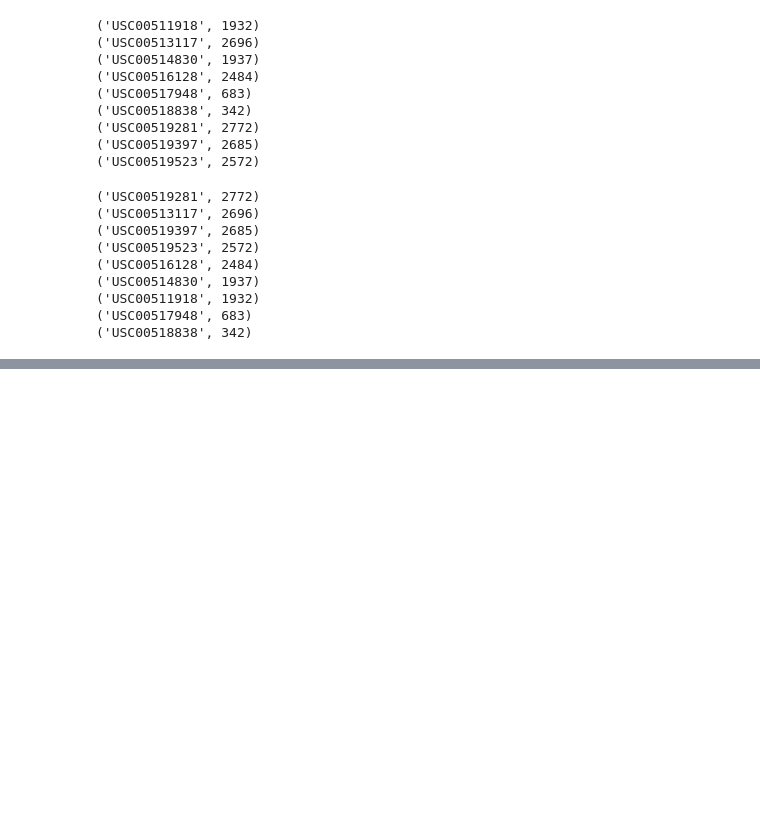
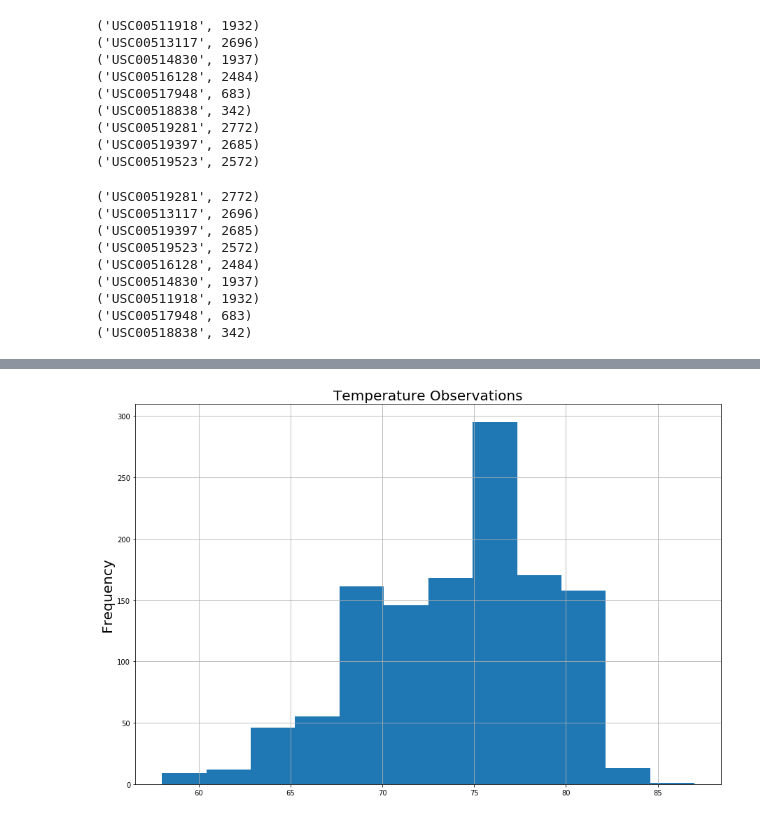
Before and after one commit to ars0107/SurfsUp, a Jupyter notebook: Climate_Analysis.ipynb, the cells around one changed output, grey strips where cells are left out. Saved outputs shown, nothing was run; the diff lists cells and outputs as text; code cells hidden in the pictures; blank space fills up the shorter version.

Commit message:
added histogram for tobs analysis

```diff
--- a/Climate_Analysis.ipynb
+++ b/Climate_Analysis.ipynb
@@ -220,0 +206,6 @@ for result in desc_order:
+# %%
+# Retrieve last 12 months of temp obs data (tobs)
+temps = session.query(Measurement.station, Measurement.date, Measurement.tobs).\
+    filter(Measurement.date > '2017-01-06').\
+    order_by(Measurement.date).all()
+temps
@@ -220,0 +245,5 @@ for result in desc_order:
+# %%
+### Plot results as histogram with bins=12
+df = pd.DataFrame(temps, columns=['Station', 'date', 'temp'])
+df.set_index('Station', inplace=True)
+df.head()
@@ -221,3 +258,10 @@ for result in desc_order:
+# %%
+hist_plot = df['temp'].hist(bins=12, figsize=(15,10))
+hist_plot.set_title('Temperature Observations', fontsize=20)
+hist_plot.set_ylabel('Frequency', fontsize=20)
+plt.show()
+# %% [output]
+[figure, added]
 # %%
 # Flask Setup
 app = Flask(__name__)
```
Also changed, not shown: parts of 5 cells of this notebook.
